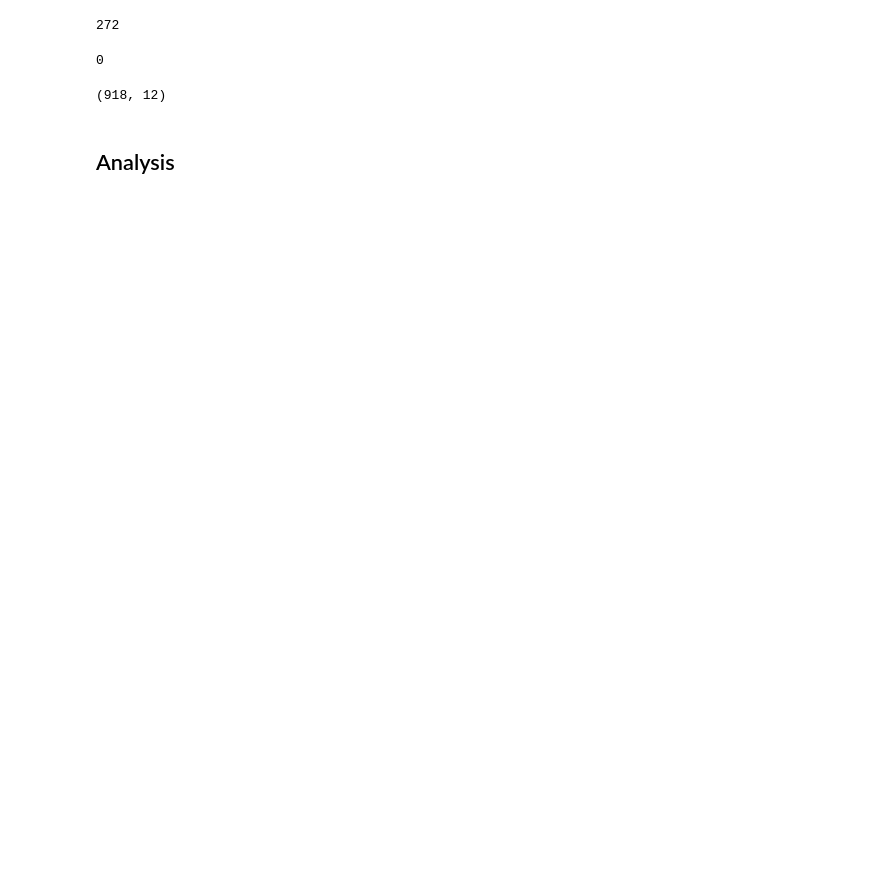
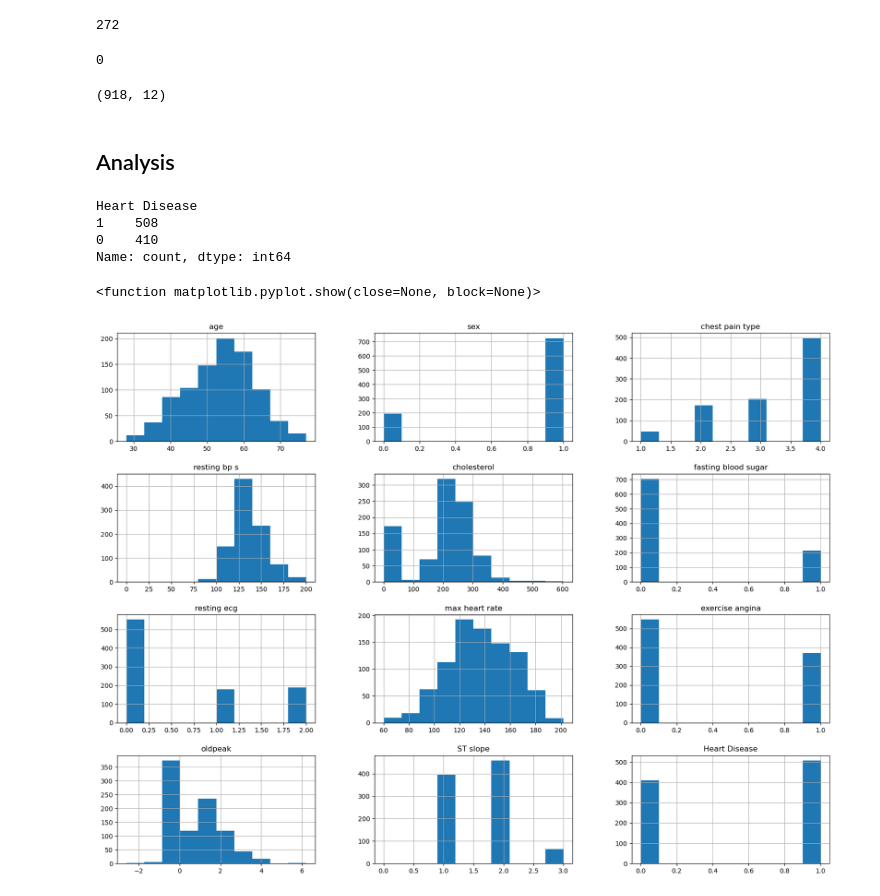
Before and after one commit to Mr-ahmedhassan/Heart-Disease-1, a Jupyter notebook: Heart Disease 1.ipynb, the cells around one changed output. Cells and saved outputs as stored; diff of their text form; code cells hidden in the pictures; blank space fills up the shorter version.

```diff
--- a/Heart Disease 1.ipynb
+++ b/Heart Disease 1.ipynb
@@ -94,3 +94,16 @@ data.shape
 (918, 12)
 # %% [markdown]
 ## Analysis
+# %%
+data['Heart Disease'].value_counts()
+# %% [output]
+Heart Disease
+1    508
+0    410
+Name: count, dtype: int64
+# %%
+data.hist(figsize=(20,15))
+plt.show
+# %% [output]
+<function matplotlib.pyplot.show(close=None, block=None)>
+[figure, added]
```
Also changed, not shown: parts of 5 cells of this notebook.
